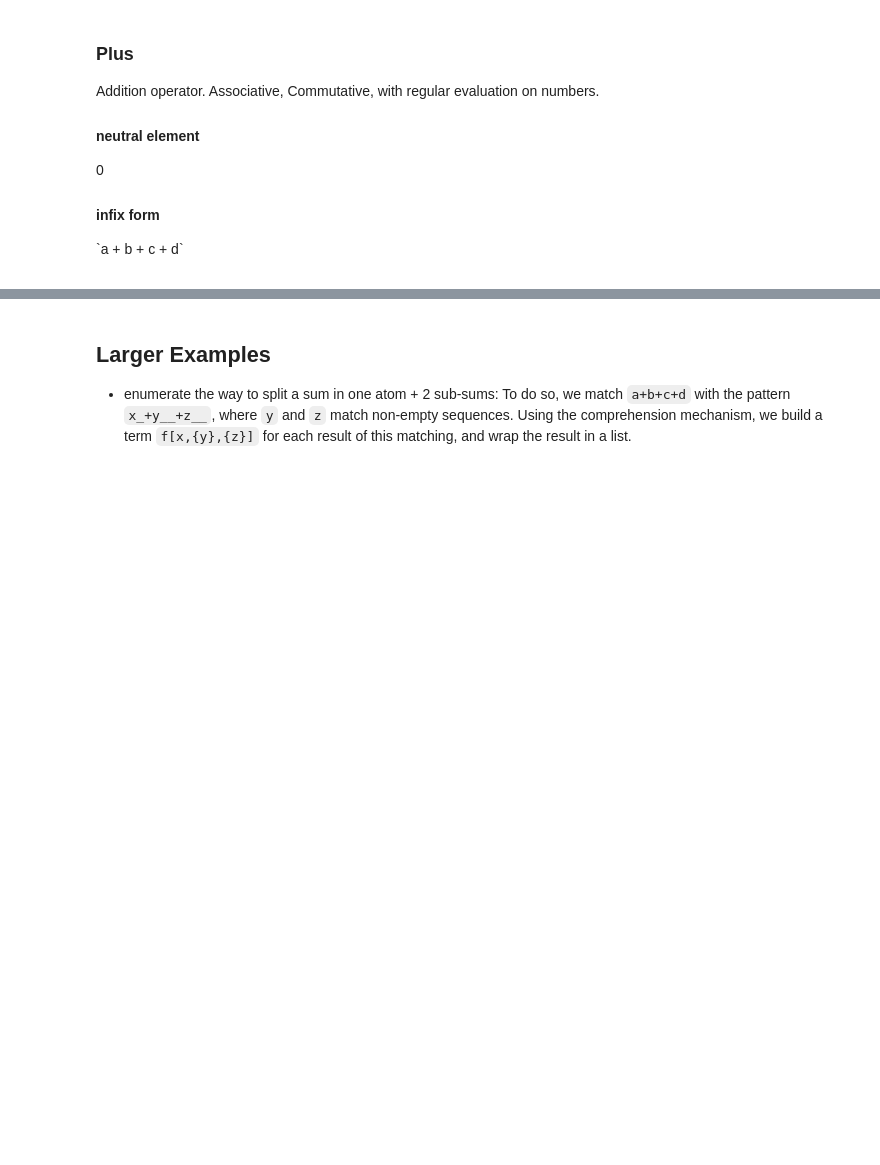
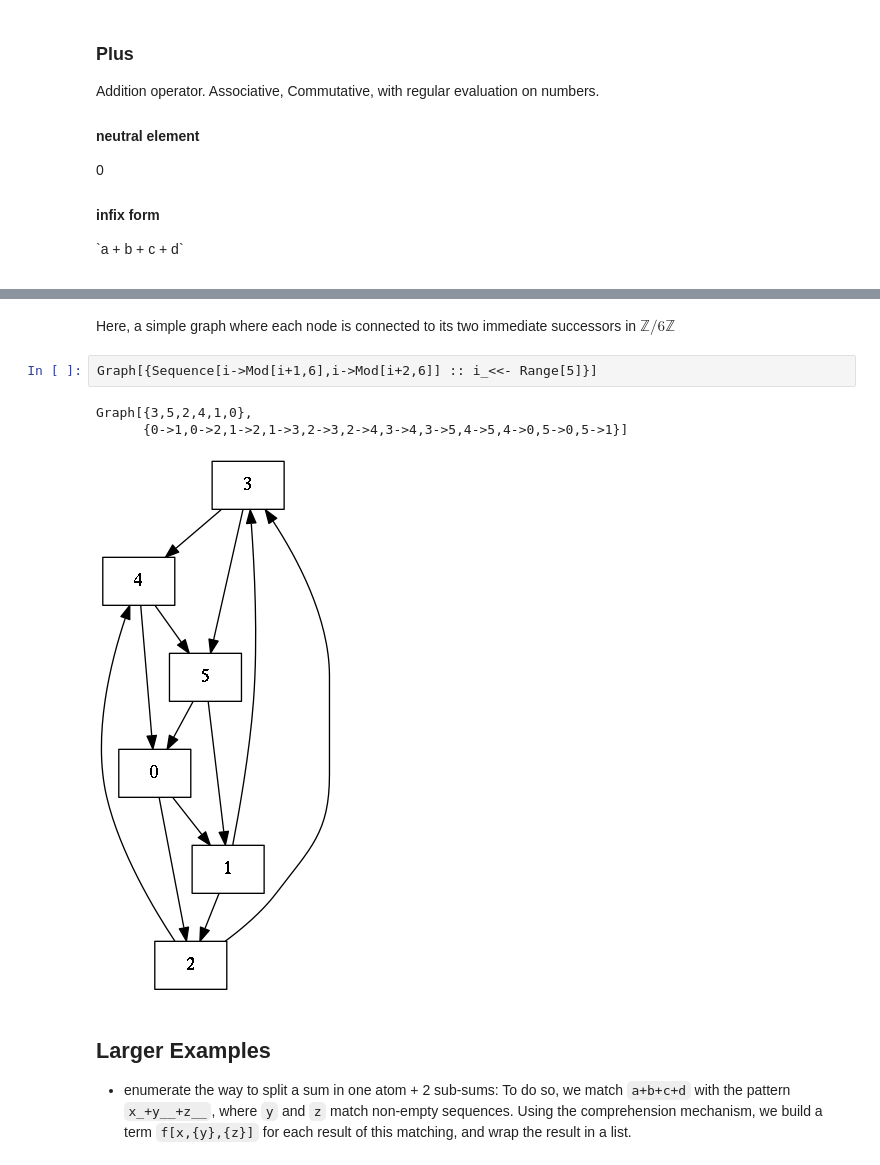
Before and after one commit to c-cube/stimsym, a Jupyter notebook: data/notebook_examples.ipynb, the cells around one changed output, grey strips where cells are left out. Cells and saved outputs as stored; diff of their text form; blank space fills up the shorter version.

```diff
--- a/data/notebook_examples.ipynb
+++ b/data/notebook_examples.ipynb
@@ -368,3 +383,11 @@ infix form
+# %% [markdown]
+Here, a simple graph where each node is connected to its two immediate successors in $\mathbb{Z}/6\mathbb{Z}$
+# %%
+Graph[{Sequence[i->Mod[i+1,6],i->Mod[i+2,6]] :: i_<<- Range[5]}]
+# %% [output]
+Graph[{3,5,2,4,1,0},
+      {0->1,0->2,1->2,1->3,2->3,2->4,3->4,3->5,4->5,4->0,5->0,5->1}]
+[figure, added]
 # %% [markdown]
 ## Larger Examples
 
```
Also changed, not shown: parts of 2 cells of this notebook.
